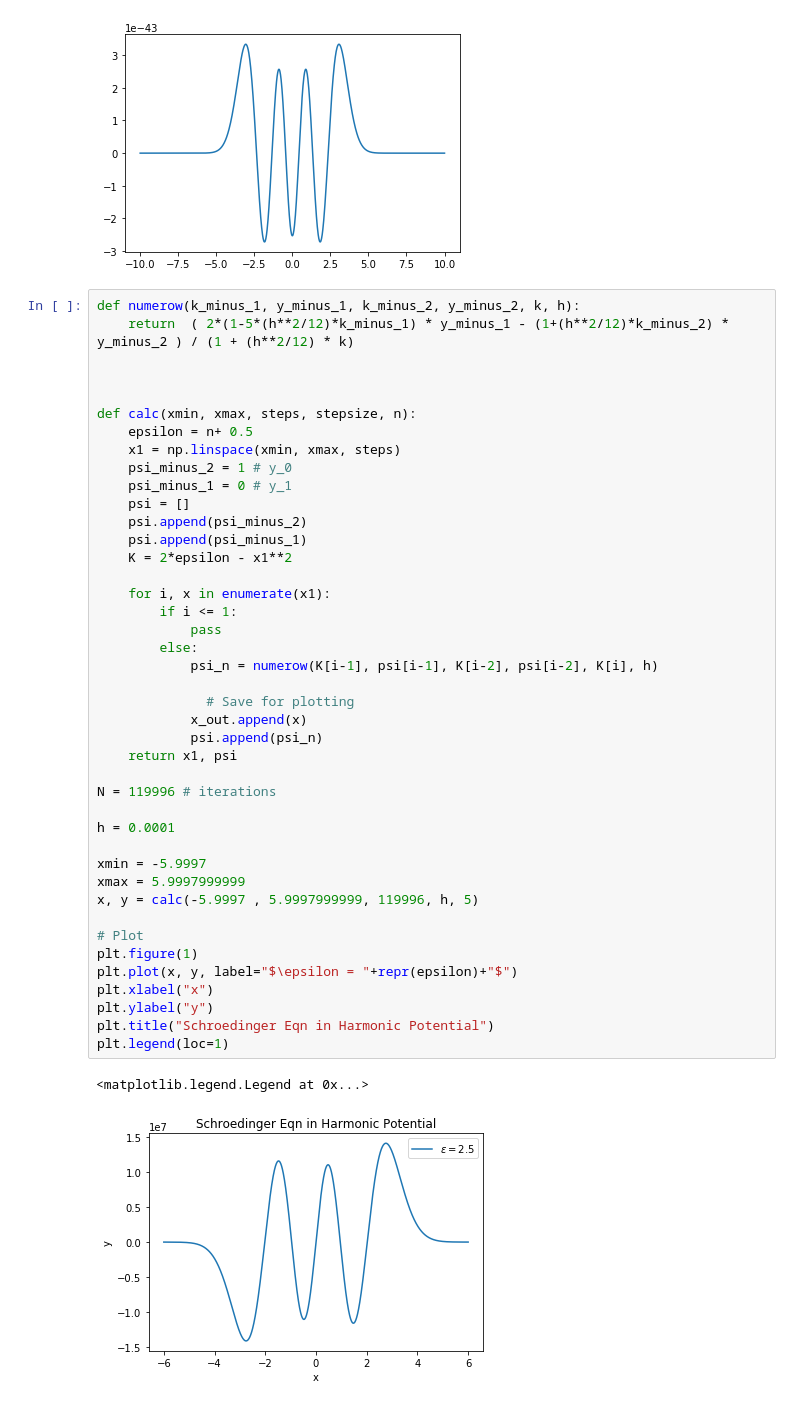
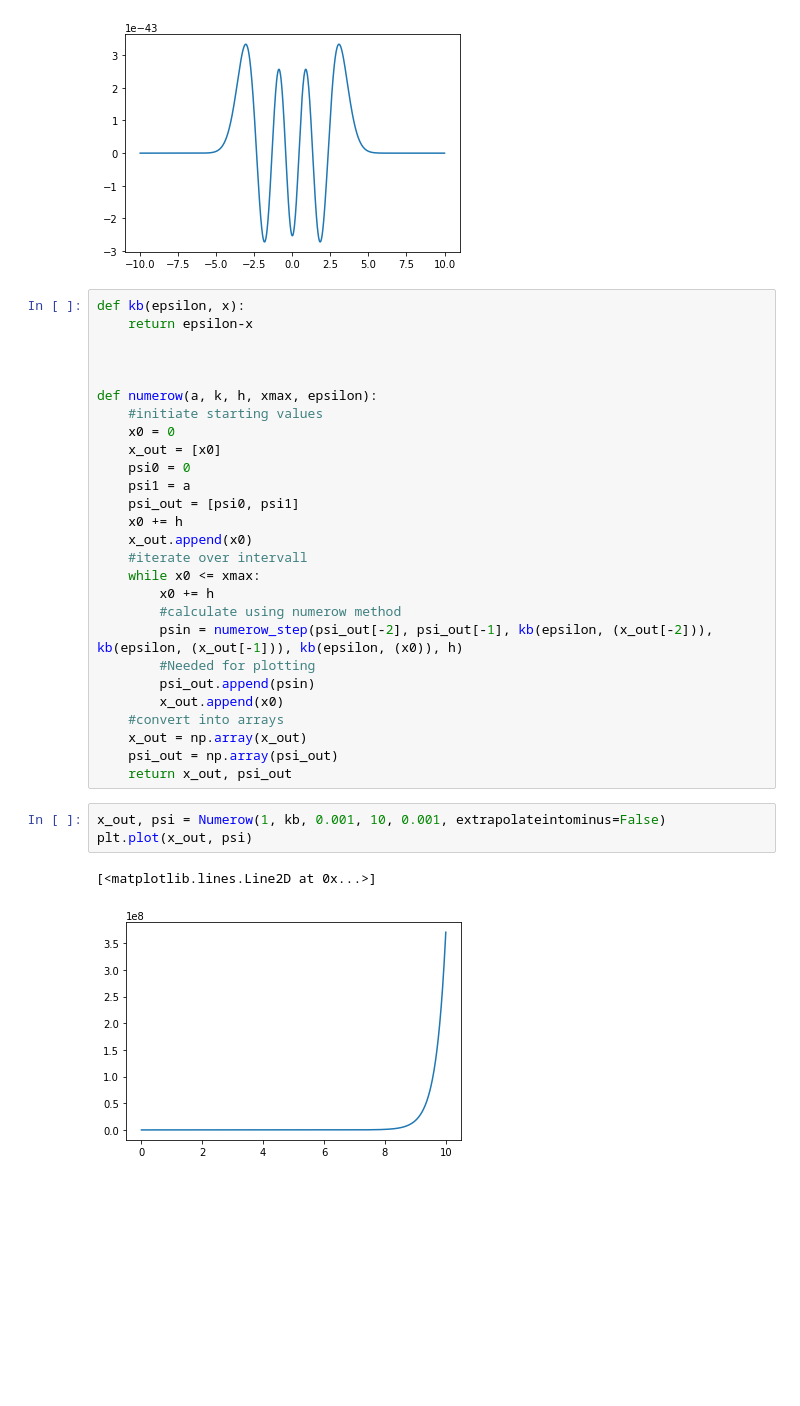
Before and after one commit to nlwach/Comp_Phys_zettel, a Jupyter notebook: Comp_Phys_Zettel/Zettel 4/Zettel_4_Noah.ipynb, the cells around one changed output. Saved outputs shown, nothing was run; the diff lists cells and outputs as text; blank space fills up the shorter version.

```diff
--- a/Comp_Phys_Zettel/Zettel 4/Zettel_4_Noah.ipynb
+++ b/Comp_Phys_Zettel/Zettel 4/Zettel_4_Noah.ipynb
@@ -87,48 +93,36 @@ plt.plot(x, psi_Ana)
 # %% [output]
 [<matplotlib.lines.Line2D at 0x...>]
 [figure]
-# %%
-def numerow(k_minus_1, y_minus_1, k_minus_2, y_minus_2, k, h):
-    return  ( 2*(1-5*(h**2/12)*k_minus_1) * y_minus_1 - (1+(h**2/12)*k_minus_2) * y_minus_2 ) / (1 + (h**2/12) * k)
-
-
-
-def calc(xmin, xmax, steps, stepsize, n):
-    epsilon = n+ 0.5
-    x1 = np.linspace(xmin, xmax, steps)
-    psi_minus_2 = 1 # y_0
-    psi_minus_1 = 0 # y_1
-    psi = []
-    psi.append(psi_minus_2)
-    psi.append(psi_minus_1)
-    K = 2*epsilon - x1**2
-
-    for i, x in enumerate(x1):
-        if i <= 1:
-            pass
-        else:
-            psi_n = numerow(K[i-1], psi[i-1], K[i-2], psi[i-2], K[i], h)
-
-              # Save for plotting
-            x_out.append(x)
-            psi.append(psi_n)
-    return x1, psi
-
-N = 119996 # iterations
-
-h = 0.0001
-
-xmin = -5.9997
-xmax = 5.9997999999
-x, y = calc(-5.9997 , 5.9997999999, 119996, h, 5)
-
-# Plot
-plt.figure(1)
-plt.plot(x, y, label="$\epsilon = "+repr(epsilon)+"$")
-plt.xlabel("x")
-plt.ylabel("y")
-plt.title("Schroedinger Eqn in Harmonic Potential")
-plt.legend(loc=1)
-# %% [output]
-<matplotlib.legend.Legend at 0x...>
-[figure, removed]
+# %%
+def kb(epsilon, x):
+    return epsilon-x
+
+
+
+def numerow(a, k, h, xmax, epsilon):
+    #initiate starting values
+    x0 = 0
+    x_out = [x0]
+    psi0 = 0
+    psi1 = a
+    psi_out = [psi0, psi1]
+    x0 += h
+    x_out.append(x0)
+    #iterate over intervall
+    while x0 <= xmax:
+        x0 += h
+        #calculate using numerow method
+        psin = numerow_step(psi_out[-2], psi_out[-1], kb(epsilon, (x_out[-2])), kb(epsilon, (x_out[-1])), kb(epsilon, (x0)), h)
+        #Needed for plotting
+        psi_out.append(psin)
+        x_out.append(x0)
+    #convert into arrays
+    x_out = np.array(x_out)
+    psi_out = np.array(psi_out)
+    return x_out, psi_out
+# %%
+x_out, psi = Numerow(1, kb, 0.001, 10, 0.001, extrapolateintominus=False)
+plt.plot(x_out, psi)
+# %% [output]
+[<matplotlib.lines.Line2D at 0x...>]
+[figure, added]
```
Also changed, not shown: parts of 13 cells of this notebook, 1 other file.
